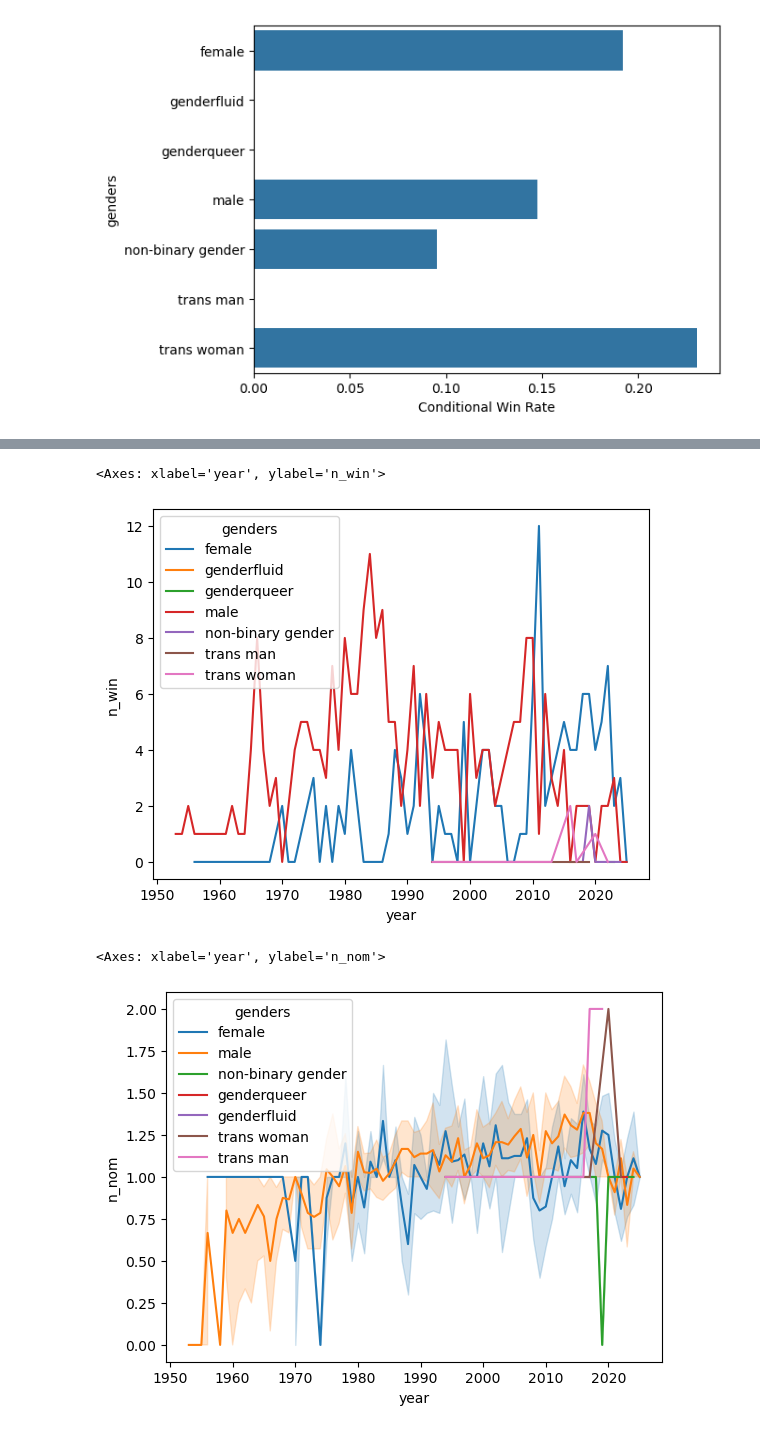
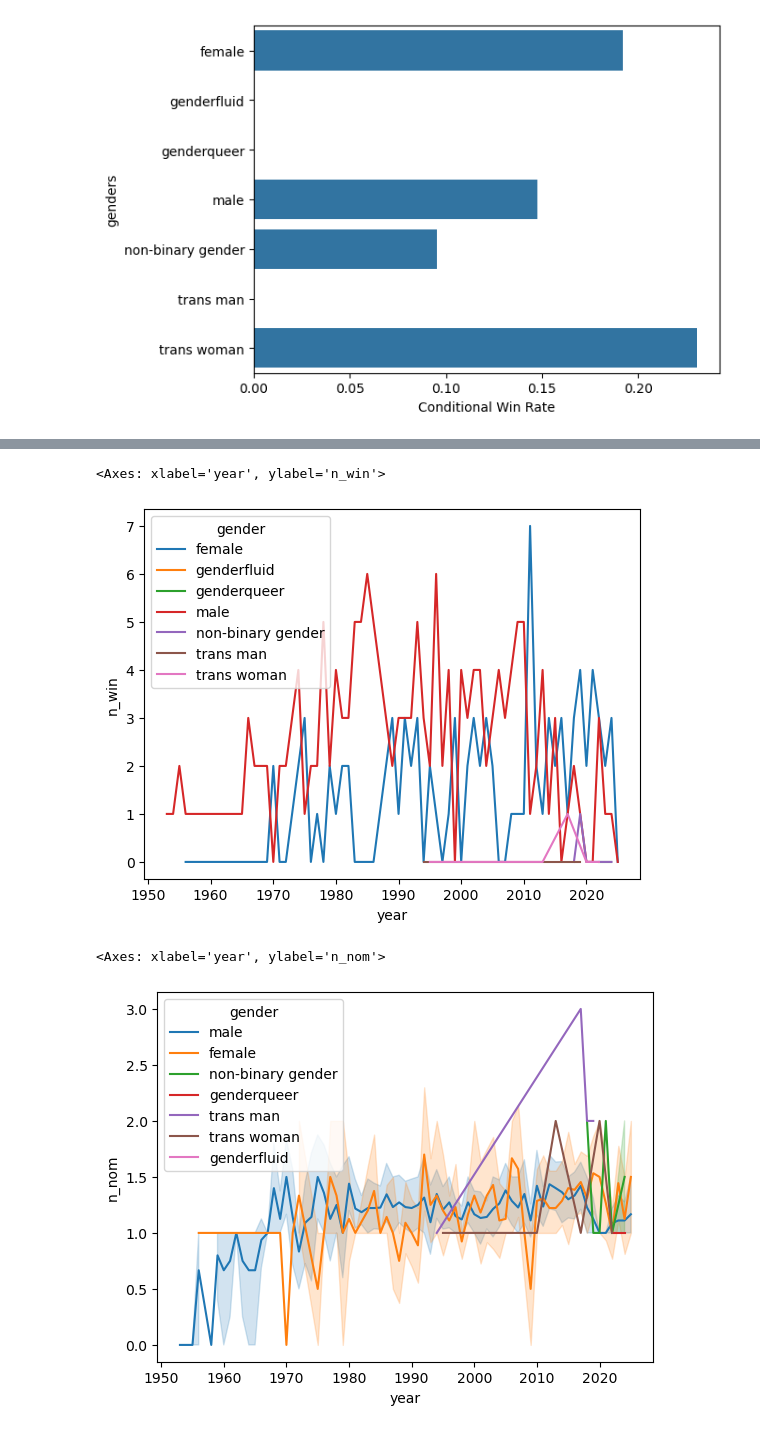
Before and after one commit to raineszm/sff-predict, a Jupyter notebook: notebooks/EDA.ipynb, the cells around one changed output, grey strips where cells are left out. Saved outputs shown, nothing was run; the diff lists cells and outputs as text; code cells hidden in the pictures.

Commit message:
fix duplication of entries in nominatd_novels

```diff
--- a/notebooks/EDA.ipynb
+++ b/notebooks/EDA.ipynb
@@ -12,0 +7,4 @@ AttributeError: 'DataFrame' object has no attribute 'ratings_count'
+# %%
+import pandas as pd
+df = pd.read_csv("../data/nominated_novels.csv")
+df.head()
@@ -50,11 +47,11 @@ sns.lineplot(x='year', y='n_nom', data=dfg_counts_by_year, hue='genders')
 # %%
-sns.lineplot(x='year', y='n_win', data=dfg_counts_by_year, hue='genders')
+sns.lineplot(x='year', y='n_win', data=dfg_counts_by_year, hue='gender')
 # %% [output]
 <Axes: xlabel='year', ylabel='n_win'>
-[figure, old version]
+[figure, new version]
 # %%
-sns.lineplot(x='year', y='n_nom', data=dfg, hue='genders')
+sns.lineplot(x='year', y='n_nom', data=df.explode("gender"), hue='gender')
 # %% [output]
 <Axes: xlabel='year', ylabel='n_nom'>
-[figure, old version]
+[figure, new version]
 # %%
```
Also changed, not shown: parts of 12 cells of this notebook, 5 other files.
